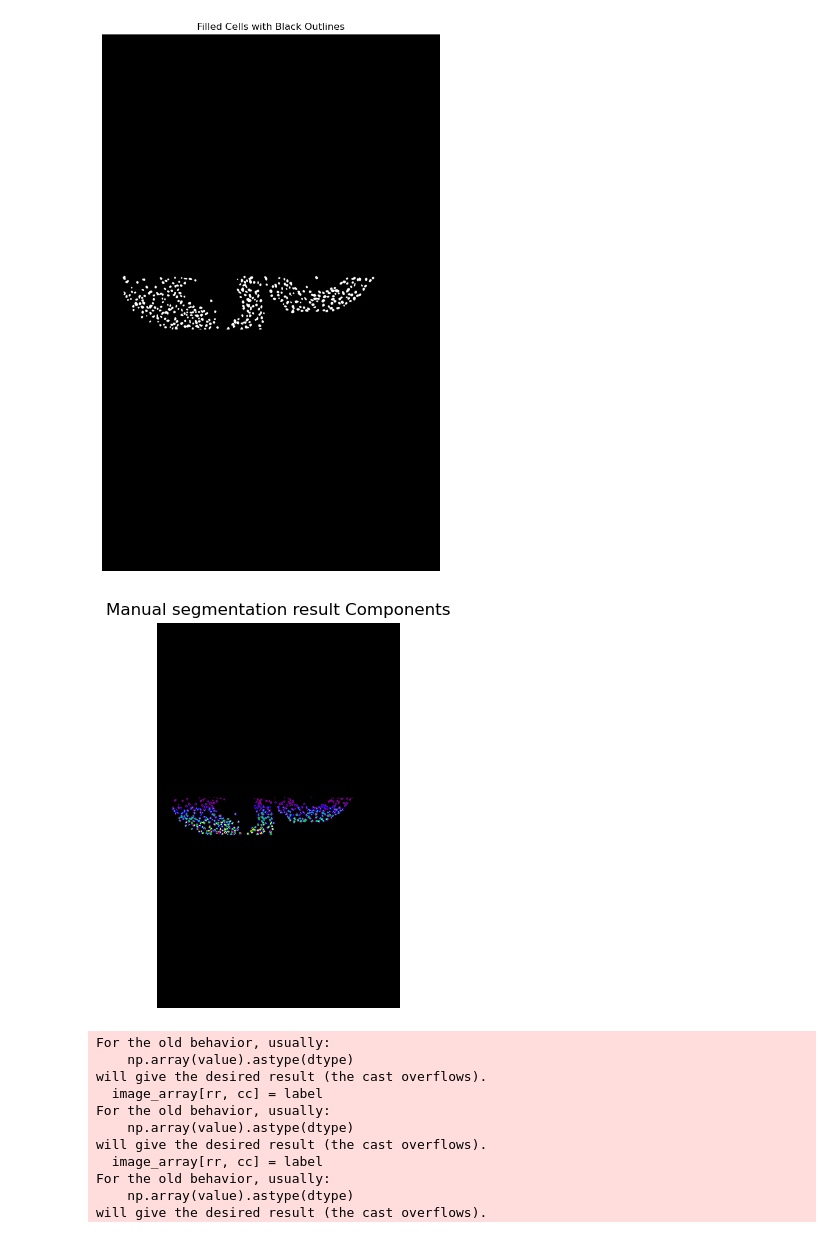
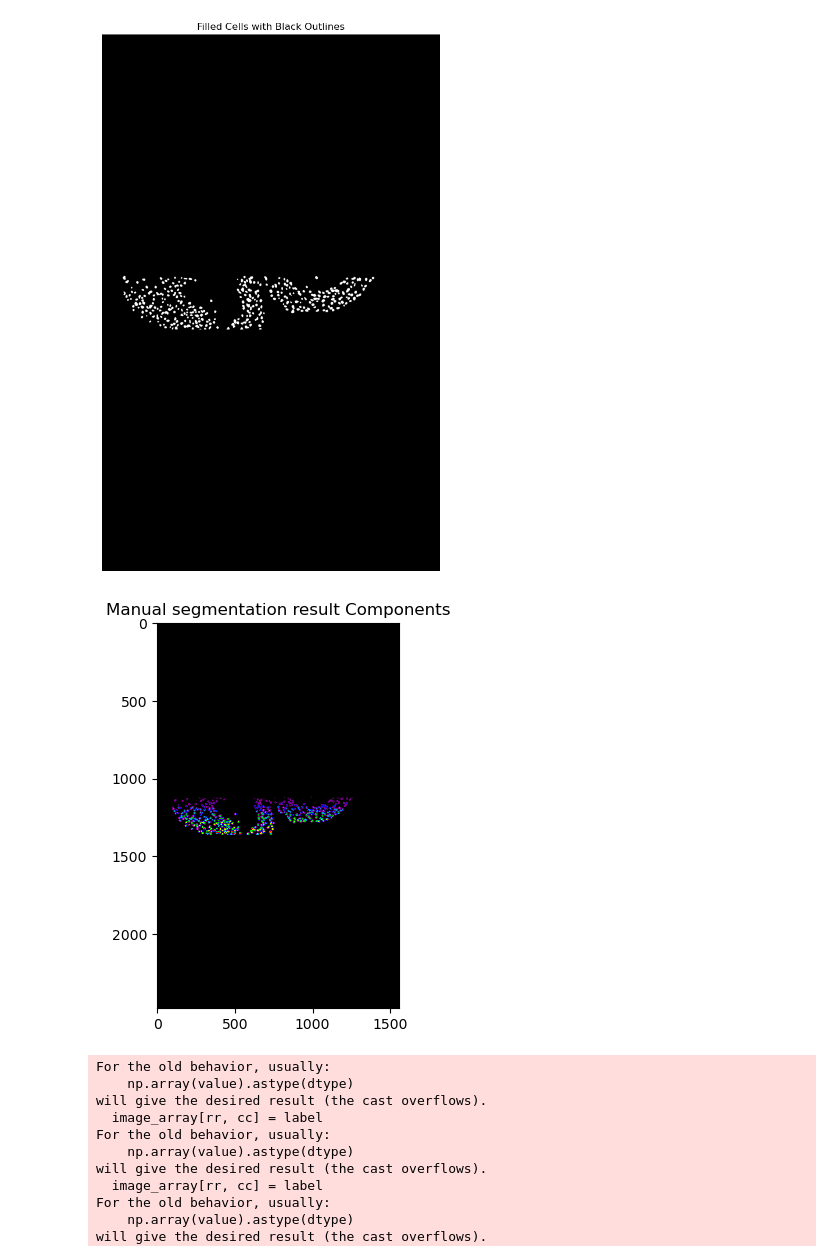
Before and after one commit to xiwang3236/Image_processing_tools, a Jupyter notebook: Solve_conflict.ipynb, the cells around one changed output. Drawn from its saved outputs; the diff is of its cells as text; code cells hidden in the pictures.

```diff
--- a/Solve_conflict.ipynb
+++ b/Solve_conflict.ipynb
@@ -577,19 +691,19 @@ plt.show()
 # %%
 import cv2
 # Apply connected components to label the connected regions
 # It returns two values:
 # num_labels: number of labels (including background)
 # labels: image array where each connected component has a unique label
 num_labels, labels_im = cv2.connectedComponents(image_array_0)
 
 # Visualize the result using matplotlib
-plt.figure(figsize=(10, 5))
+plt.figure(figsize=(10, 10))
 plt.imshow(labels_im, cmap='nipy_spectral')
 plt.title('Manual segmentation result Components')
-plt.axis('off')
+plt.axis('on')
 plt.show()
 # %% [output]
-[figure, old version]
+[figure, new version]
 # %%
 # Iterate over polygons and assign each one a unique label
 # Create a blank canvas (e.g., 800x800)
```
Also changed, not shown: parts of 11 cells of this notebook.
